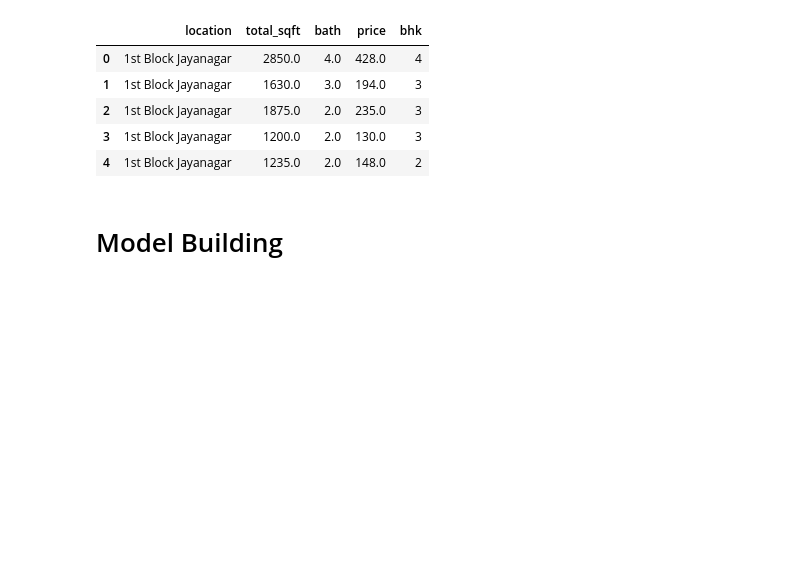
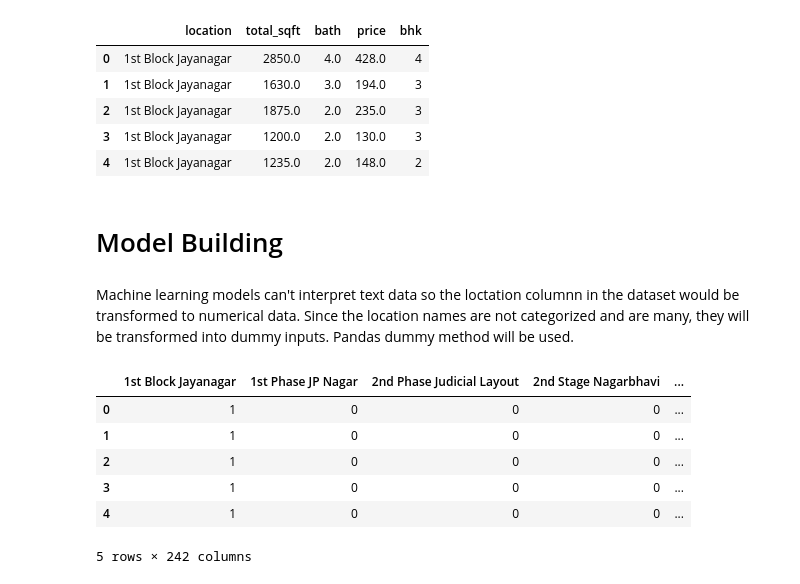
Before and after one commit to QABoahene/Real-Estate-Predictin, a Jupyter notebook: Real_Estate_Price_Prediction.ipynb, the cells around one changed output. Saved outputs shown, nothing was run; the diff lists cells and outputs as text; code cells hidden in the pictures; blank space fills up the shorter version.

```diff
--- a/Real_Estate_Price_Prediction.ipynb
+++ b/Real_Estate_Price_Prediction.ipynb
@@ -528,3 +537,19 @@ final_data.head()
 | 4 | 1st Block Jayanagar | 1235.0 | 2.0 | 148.0 | 2 |
 # %% [markdown]
 # Model Building
+# %% [markdown]
+Machine learning models can't interpret text data so the loctation columnn in the dataset would be transformed to numerical data. Since the location names are not categorized and are many, they will be transformed into dummy inputs.
+Pandas dummy method will be used.
+# %%
+dummies = pd.get_dummies(final_data['location'])
+dummies.head(5)
+'''This creates dummy values for all the locations which
+are turned into columns for this to take effect.'''
+# %% [output]
+|  | 1st Block Jayanagar | 1st Phase JP Nagar | 2nd Phase Judicial Layout | 2nd Stage Nagarbhavi | ... |
+| 0 | 1 | 0 | 0 | 0 | ... |
+| 1 | 1 | 0 | 0 | 0 | ... |
+| 2 | 1 | 0 | 0 | 0 | ... |
+| 3 | 1 | 0 | 0 | 0 | ... |
+| 4 | 1 | 0 | 0 | 0 | ... |
+5 rows × 242 columns
```
Also changed, not shown: parts of 21 cells of this notebook.
